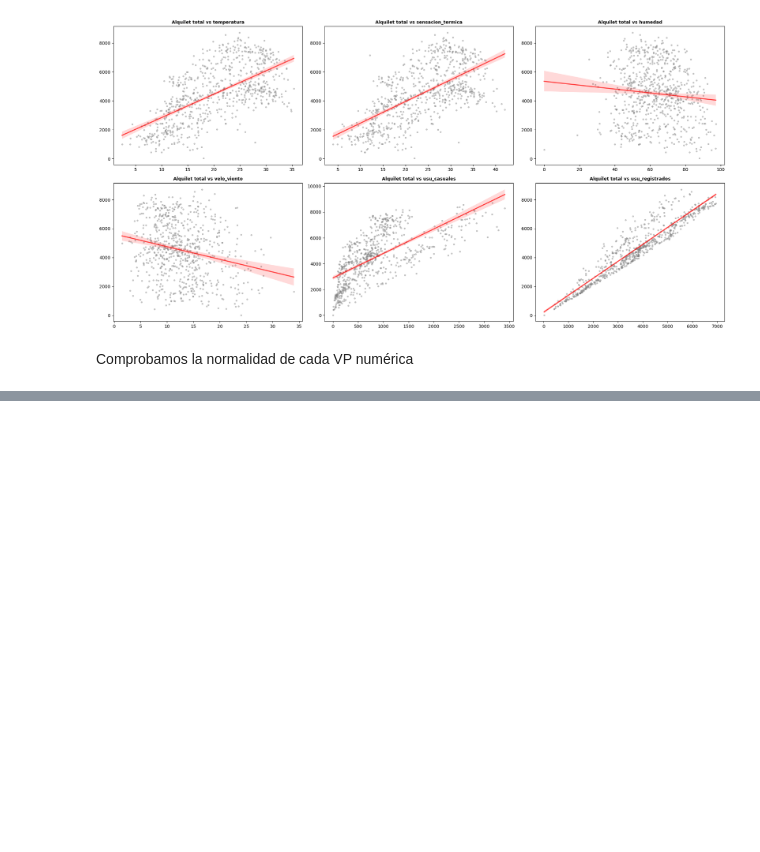
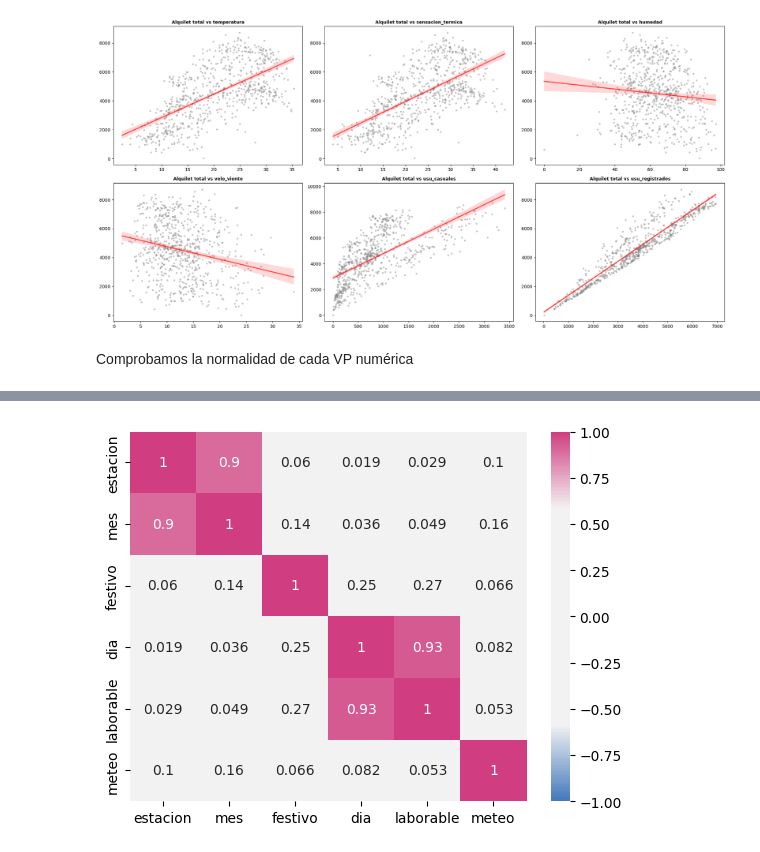
Before and after one commit to GriselleAlanis/project-da-promoE-module3-team1, a Jupyter notebook: Visualizaciones.ipynb, the cells around one changed output, grey strips where cells are left out. Cells and saved outputs as stored; diff of their text form; code cells hidden in the pictures; blank space fills up the shorter version.

```diff
--- a/Visualizaciones.ipynb
+++ b/Visualizaciones.ipynb
@@ -151,0 +177,25 @@ fig.delaxes(axes[-3]);
+# %%
+categoricas_col = df.select_dtypes(include= ["object", "bool"]).columns
+df_chis = pd.DataFrame(columns= categoricas_col, index = categoricas_col)
+
+from itertools import combinations
+combinaciones = list(combinations(categoricas_col,2))
+for i in combinaciones:
+    crosstab, test_results, expected = rp.crosstab(df[i[0]], df[i[1]],
+                                               test= "chi-square",
+                                               expected_freqs= True,
+                                               prop= "cell")
+    df_chis.loc[i[0], i[1]] = test_results.loc[2, 'results']
+    df_chis.loc[i[1], i[0]] = test_results.loc[2, 'results']
+    df_chis.loc[i[0], i[0]] = 1.00
+    df_chis.loc[i[1], i[1]] = 1.00
+df_chis = df_chis.astype('float')
+df_chis.dtypes
+cmap = sns.diverging_palette(250, 349, sep=150, as_cmap=True)
+sns.heatmap(df_chis,
+           cmap = cmap,
+           annot = True,
+           vmin= -1,
+           vmax= 1);
+# %% [output]
+[figure, added]
```
Also changed, not shown: parts of 21 cells of this notebook, 1 other file.
